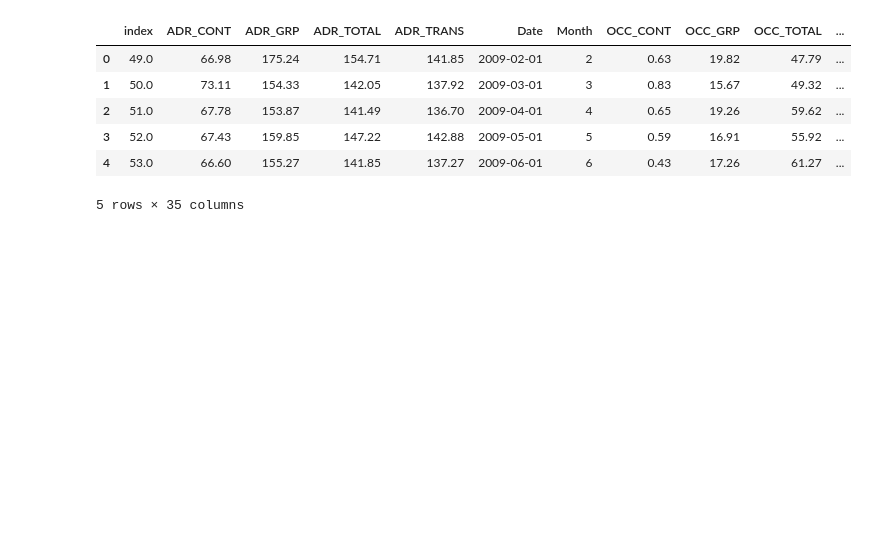
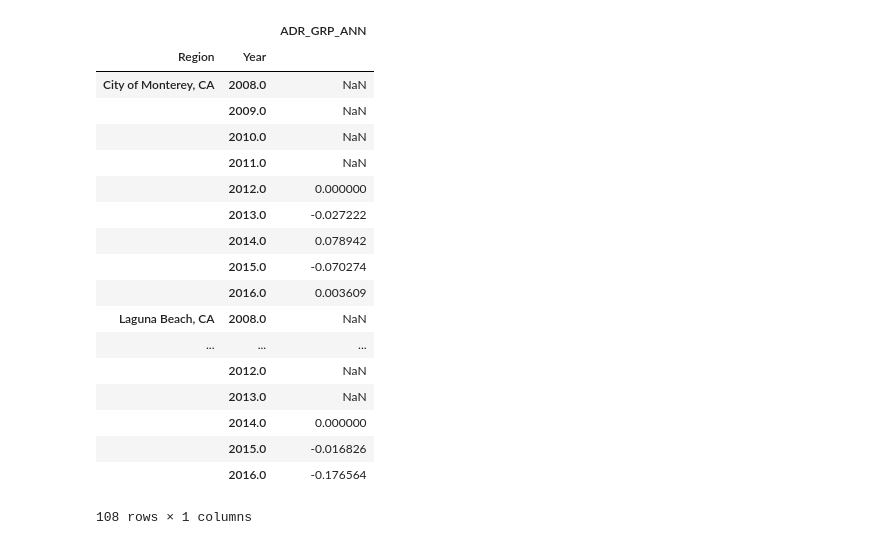
Before and after one commit to studentofdata/market_share_mccvb, a Jupyter notebook: notebooks/anas_hotel_metrics.ipynb, the cells around one changed output. Drawn from its saved outputs; the diff is of its cells as text; code cells hidden in the pictures; blank space fills up the shorter version.

```diff
--- a/notebooks/anas_hotel_metrics.ipynb
+++ b/notebooks/anas_hotel_metrics.ipynb
@@ -284,13 +278,28 @@ tot_set['RevPAR_TOTAL_YOY'] =   tot_set.groupby(['Region'])['RevPAR_TOTAL'].pct_
-# %%
-tot_set.head()
-# %% [output]
-|  | index | ADR_CONT | ADR_GRP | ADR_TOTAL | ADR_TRANS | Date | Month | OCC_CONT | OCC_GRP | OCC_TOTAL | ... |
-| 0 | 49.0 | 66.98 | 175.24 | 154.71 | 141.85 | 2009-02-01 | 2 | 0.63 | 19.82 | 47.79 | ... |
-| 1 | 50.0 | 73.11 | 154.33 | 142.05 | 137.92 | 2009-03-01 | 3 | 0.83 | 15.67 | 49.32 | ... |
-| 2 | 51.0 | 67.78 | 153.87 | 141.49 | 136.70 | 2009-04-01 | 4 | 0.65 | 19.26 | 59.62 | ... |
-| 3 | 52.0 | 67.43 | 159.85 | 147.22 | 142.88 | 2009-05-01 | 5 | 0.59 | 16.91 | 55.92 | ... |
-| 4 | 53.0 | 66.60 | 155.27 | 141.85 | 137.27 | 2009-06-01 | 6 | 0.43 | 17.26 | 61.27 | ... |
-5 rows × 35 columns
+# %%
+agg_set = pd.DataFrame()
+
+agg_set['ADR_GRP_ANN'] =     tot_set.groupby(['Region','Year']).apply(wavg, weight_column = 'Supply-Total', value_column = 'OCC_GRP_YOY')
+agg_set
+# %% [output]
+|  |  | ADR_GRP_ANN |
+| Region | Year |  |
+| City of Monterey, CA | 2008.0 | NaN |
+|  | 2009.0 | NaN |
+|  | 2010.0 | NaN |
+|  | 2011.0 | NaN |
+|  | 2012.0 | 0.000000 |
+|  | 2013.0 | -0.027222 |
+|  | 2014.0 | 0.078942 |
+|  | 2015.0 | -0.070274 |
+|  | 2016.0 | 0.003609 |
+| Laguna Beach, CA | 2008.0 | NaN |
+| ... | ... | ... |
+|  | 2012.0 | NaN |
+|  | 2013.0 | NaN |
+|  | 2014.0 | 0.000000 |
+|  | 2015.0 | -0.016826 |
+|  | 2016.0 | -0.176564 |
+108 rows × 1 columns
 # %%
 ##################################################
 # Let's visualize this data for output to Tammy & Rob
```
Also changed, not shown: parts of 6 cells of this notebook.
